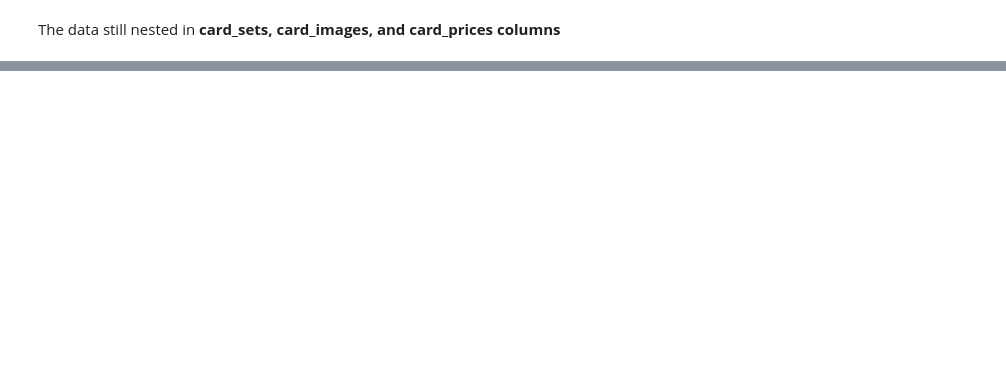
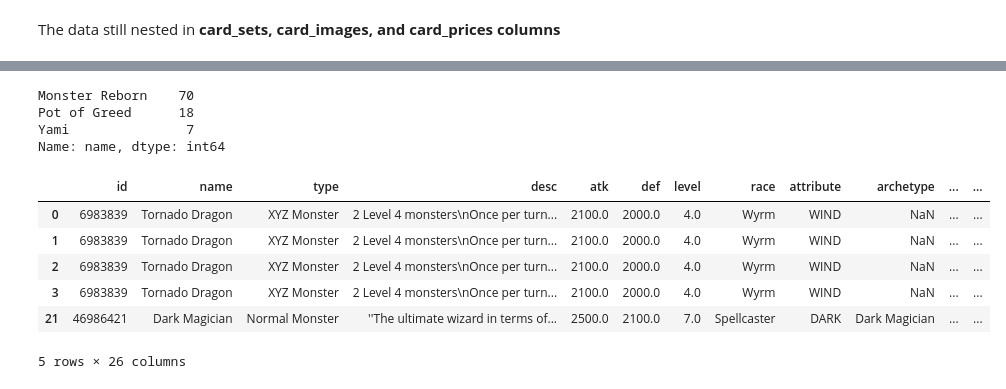
Before and after one commit to vrieza/yugioh-public-api-data-enrichment, a Jupyter notebook: Testing.ipynb, the cells around one changed output, grey strips where cells are left out. Cells and saved outputs as stored; diff of their text form; code cells hidden in the pictures; blank space fills up the shorter version.

```diff
--- a/Testing.ipynb
+++ b/Testing.ipynb
@@ -175,0 +245,19 @@ df
+# %%
+# See list of spell card in the data
+df.loc[df['atk'].isnull(),:]['name'].value_counts()
+# %% [output]
+Monster Reborn    70
+Pot of Greed      18
+Yami               7
+Name: name, dtype: int64
+# %%
+# This means the card is not ban to be use in tcg competition
+df.loc[df['banlist_info.ban_tcg'].isnull(),:].head(5)
+# %% [output]
+|  | id | name | type | desc | atk | def | level | race | attribute | archetype | ... | ... |
+| 0 | 6983839 | Tornado Dragon | XYZ Monster | 2 Level 4 monsters\nOnce per turn... | 2100.0 | 2000.0 | 4.0 | Wyrm | WIND | NaN | ... | ... |
+| 1 | 6983839 | Tornado Dragon | XYZ Monster | 2 Level 4 monsters\nOnce per turn... | 2100.0 | 2000.0 | 4.0 | Wyrm | WIND | NaN | ... | ... |
+| 2 | 6983839 | Tornado Dragon | XYZ Monster | 2 Level 4 monsters\nOnce per turn... | 2100.0 | 2000.0 | 4.0 | Wyrm | WIND | NaN | ... | ... |
+| 3 | 6983839 | Tornado Dragon | XYZ Monster | 2 Level 4 monsters\nOnce per turn... | 2100.0 | 2000.0 | 4.0 | Wyrm | WIND | NaN | ... | ... |
+| 21 | 46986421 | Dark Magician | Normal Monster | ''The ultimate wizard in terms of... | 2500.0 | 2100.0 | 7.0 | Spellcaster | DARK | Dark Magician | ... | ... |
+5 rows × 26 columns
```
Also changed, not shown: parts of 15 cells of this notebook.
